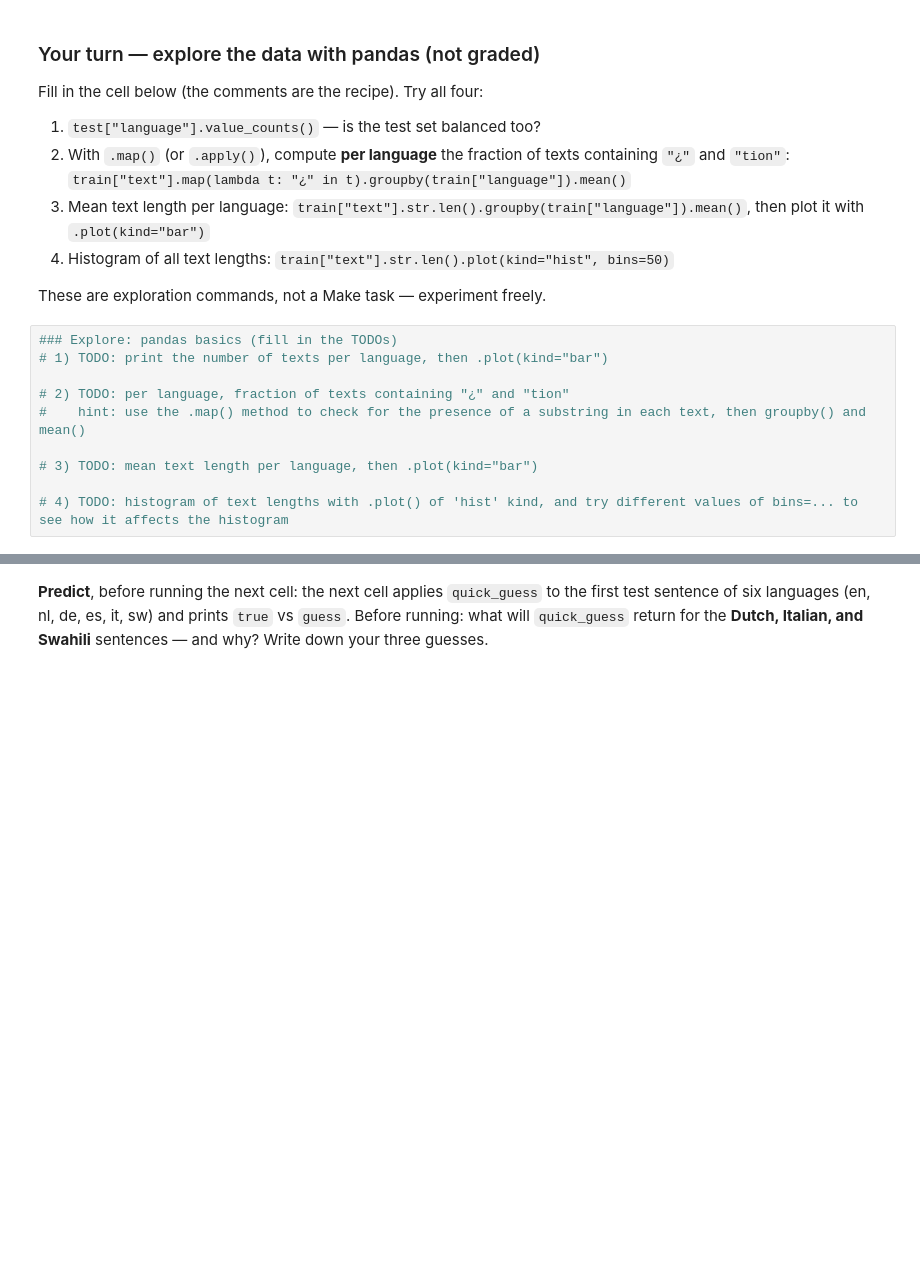
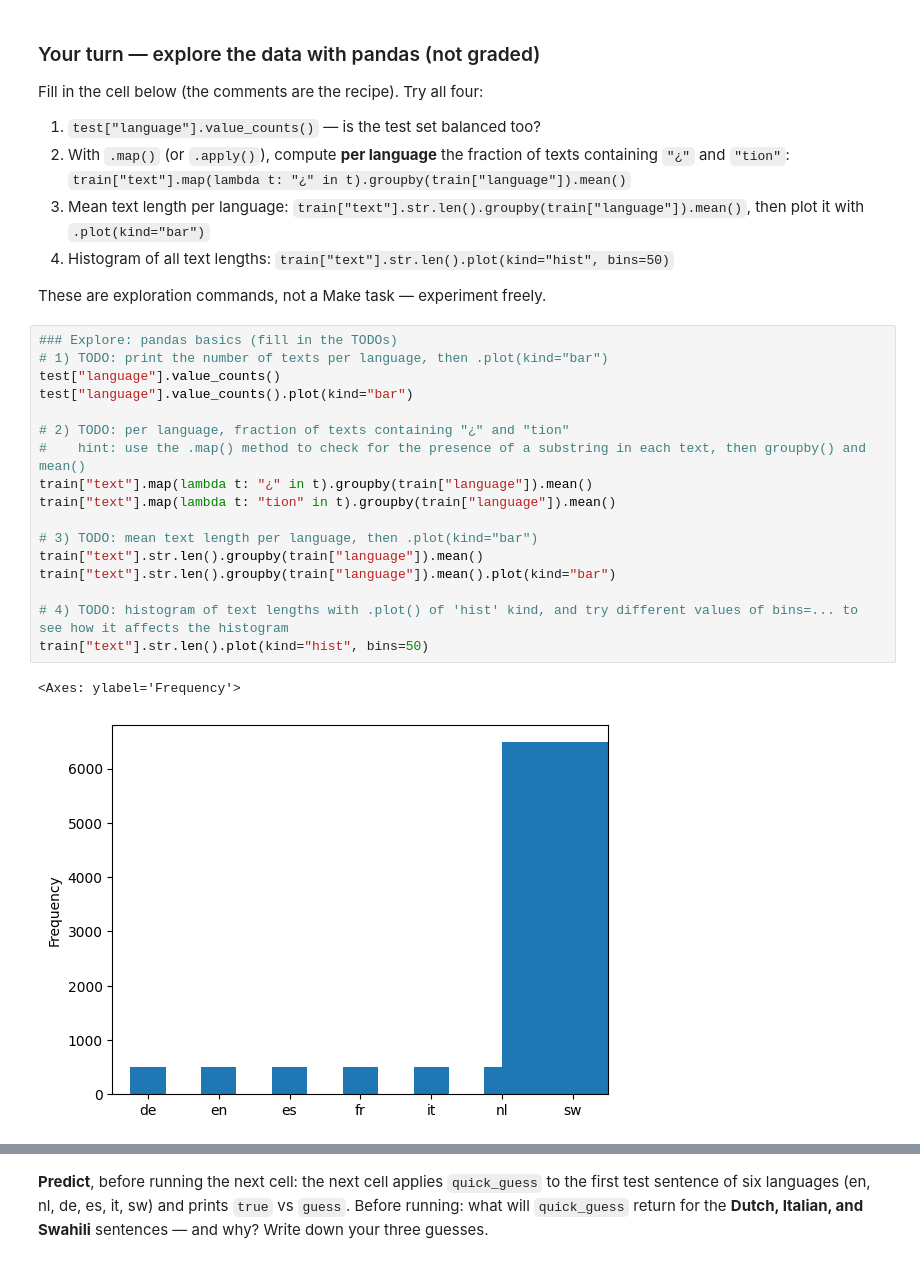
Before and after one commit to safcleo12/Machine-Learning, a Jupyter notebook: 02_Language_Identification_with_Decision_Tree.ipynb, the cells around one changed output, grey strips where cells are left out. Drawn from its saved outputs; the diff is of its cells as text; blank space fills up the shorter version.

```diff
--- a/02_Language_Identification_with_Decision_Tree.ipynb
+++ b/02_Language_Identification_with_Decision_Tree.ipynb
@@ -126,12 +165,22 @@ These are exploration commands, not a Make task — experiment freely.
 # %%
 ### Explore: pandas basics (fill in the TODOs)
 # 1) TODO: print the number of texts per language, then .plot(kind="bar")
+test["language"].value_counts()
+test["language"].value_counts().plot(kind="bar")
 
 # 2) TODO: per language, fraction of texts containing "¿" and "tion"
 #    hint: use the .map() method to check for the presence of a substring in each text, then groupby() and mean()
+train["text"].map(lambda t: "¿" in t).groupby(train["language"]).mean()
+train["text"].map(lambda t: "tion" in t).groupby(train["language"]).mean()
 
 # 3) TODO: mean text length per language, then .plot(kind="bar")
+train["text"].str.len().groupby(train["language"]).mean()
+train["text"].str.len().groupby(train["language"]).mean().plot(kind="bar")
 
 # 4) TODO: histogram of text lengths with .plot() of 'hist' kind, and try different values of bins=... to see how it affects the histogram
+train["text"].str.len().plot(kind="hist", bins=50)
+# %% [output]
+<Axes: ylabel='Frequency'>
+[figure, added]
 # %% [markdown]
 ### Predict: can a few diacritics identify a language?
```
Also changed, not shown: parts of 13 cells of this notebook.
